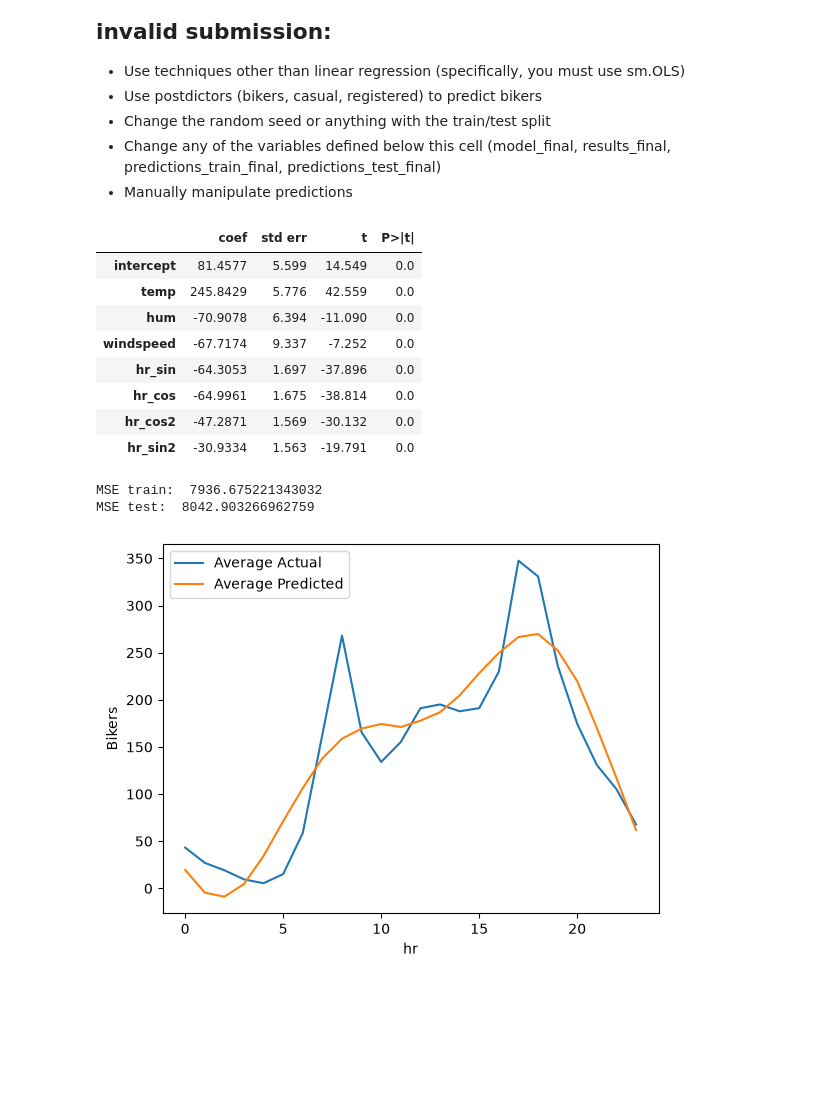
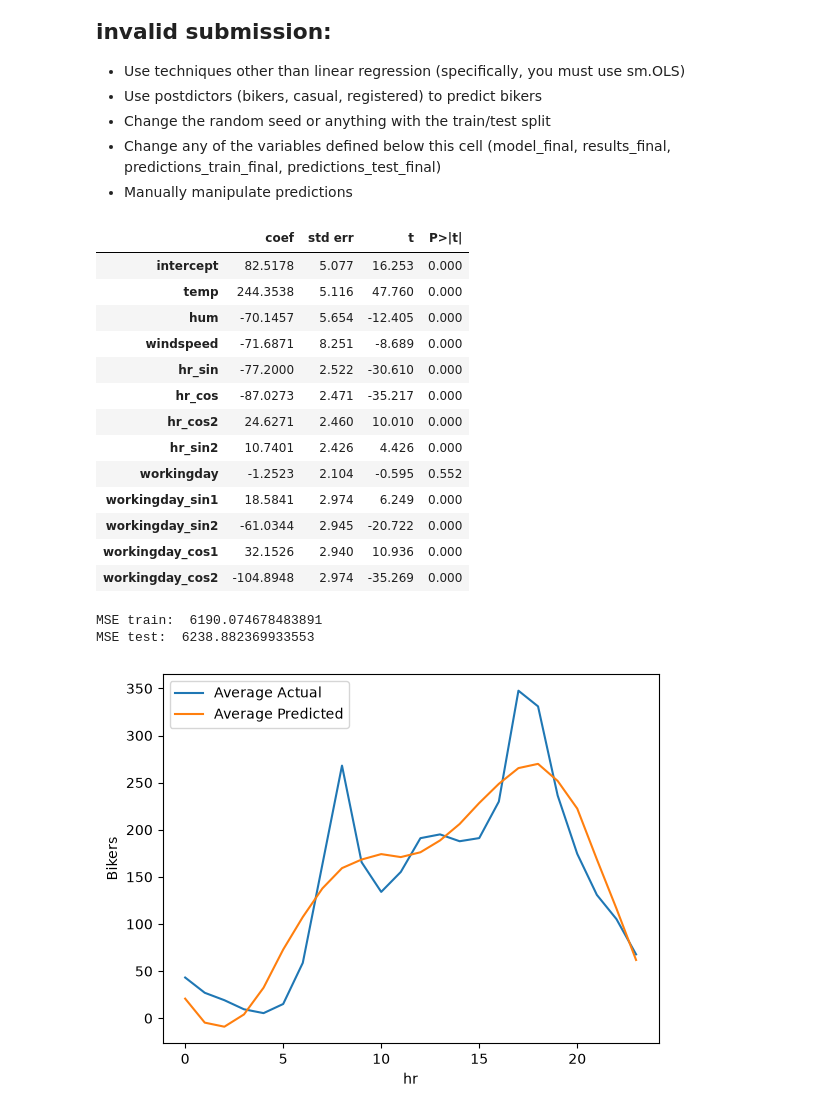
Before and after one commit to Ross-I-Hill/code_2600, a Jupyter notebook: mod05_nonlinear.ipynb, the cells around one changed output. Saved outputs shown, nothing was run; the diff lists cells and outputs as text; code cells hidden in the pictures; blank space fills up the shorter version.

Commit message:
adding working day interaction with rushhour spikes

```diff
--- a/mod05_nonlinear.ipynb
+++ b/mod05_nonlinear.ipynb
@@ -375,25 +375,42 @@ Train['hr_cos2'] = round(np.cos(4*np.pi/24*Train['hr'].astype('int')),2)
 Test['hr_cos2'] = round(np.cos(4*np.pi/24*Test['hr'].astype('int')),2)
 X_train['hr_cos2'] = round(np.cos(4*np.pi/24*X_train['hr'].astype('int')),2)
 X_test['hr_cos2'] = round(np.cos(4*np.pi/24*X_test['hr'].astype('int')),2)
+
+# adding in the workday element for the spikes in rushhour
+X_train['workingday_sin1'] = X_train['workingday'] * X_train['hr_sin']
+X_train['workingday_cos1'] = X_train['workingday'] * X_train['hr_cos']
+X_train['workingday_sin2'] = X_train['workingday'] * X_train['hr_sin2']
+X_train['workingday_cos2'] = X_train['workingday'] * X_train['hr_cos2']
+
+X_test['workingday_sin1'] = X_test['workingday'] * X_test['hr_sin']
+X_test['workingday_cos1'] = X_test['workingday'] * X_test['hr_cos']
+X_test['workingday_sin2'] = X_test['workingday'] * X_test['hr_sin2']
+X_test['workingday_cos2'] = X_test['workingday'] * X_test['hr_cos2']
 # %%
 # Build your linear regression model here.
 vars_to_include = [
-    'intercept', 'temp', 'hum', 'windspeed', 'hr_sin', 'hr_cos', 'hr_cos2', 'hr_sin2'
+    'intercept', 'temp', 'hum', 'windspeed', 'hr_sin', 'hr_cos', 'hr_cos2', 'hr_sin2', 'workingday', 'workingday_sin1', 'workingday_sin2',
+    'workingday_cos1', 'workingday_cos2'
 ]
 
 model_final = sm.OLS(y_train, X_train[vars_to_include])
 results_final = model_final.fit()
 summarize(results_final)
 # %% [output]
 |  | coef | std err | t | P>|t| |
-| intercept | 81.4577 | 5.599 | 14.549 | 0.0 |
-| temp | 245.8429 | 5.776 | 42.559 | 0.0 |
-| hum | -70.9078 | 6.394 | -11.090 | 0.0 |
-| windspeed | -67.7174 | 9.337 | -7.252 | 0.0 |
-| hr_sin | -64.3053 | 1.697 | -37.896 | 0.0 |
-| hr_cos | -64.9961 | 1.675 | -38.814 | 0.0 |
-| hr_cos2 | -47.2871 | 1.569 | -30.132 | 0.0 |
-| hr_sin2 | -30.9334 | 1.563 | -19.791 | 0.0 |
+| intercept | 82.5178 | 5.077 | 16.253 | 0.000 |
+| temp | 244.3538 | 5.116 | 47.760 | 0.000 |
+| hum | -70.1457 | 5.654 | -12.405 | 0.000 |
+| windspeed | -71.6871 | 8.251 | -8.689 | 0.000 |
+| hr_sin | -77.2000 | 2.522 | -30.610 | 0.000 |
+| hr_cos | -87.0273 | 2.471 | -35.217 | 0.000 |
+| hr_cos2 | 24.6271 | 2.460 | 10.010 | 0.000 |
+| hr_sin2 | 10.7401 | 2.426 | 4.426 | 0.000 |
+| workingday | -1.2523 | 2.104 | -0.595 | 0.552 |
+| workingday_sin1 | 18.5841 | 2.974 | 6.249 | 0.000 |
+| workingday_sin2 | -61.0344 | 2.945 | -20.722 | 0.000 |
+| workingday_cos1 | 32.1526 | 2.940 | 10.936 | 0.000 |
+| workingday_cos2 | -104.8948 | 2.974 | -35.269 | 0.000 |
 # %%
 predictions_train_final = predict(X_train[vars_to_include], results_final)
 print('MSE train: ', mse(y_train, predictions_train_final))
@@ -401,8 +418,8 @@ print('MSE train: ', mse(y_train, predictions_train_final))
 predictions_test_final = predict(X_test[vars_to_include], results_final)
 print('MSE test: ', mse(y_test, predictions_test_final))
 # %% [output]
-MSE train:  7936.675221343032
-MSE test:  8042.903266962759
+MSE train:  6190.074678483891
+MSE test:  6238.882369933553
 # %%
 plot_avg_actual_vs_predicted_by_feature(X=X_train,
                                         y=y_train,
```
